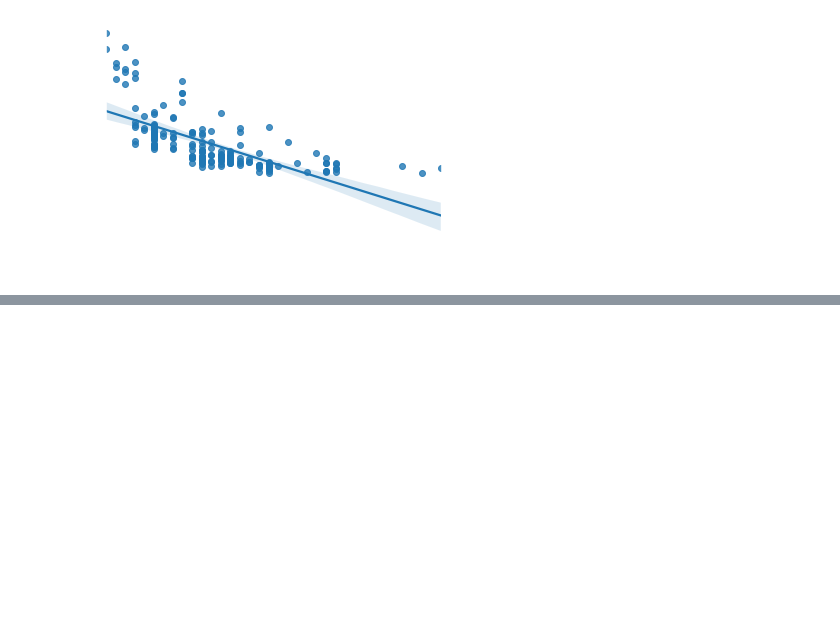
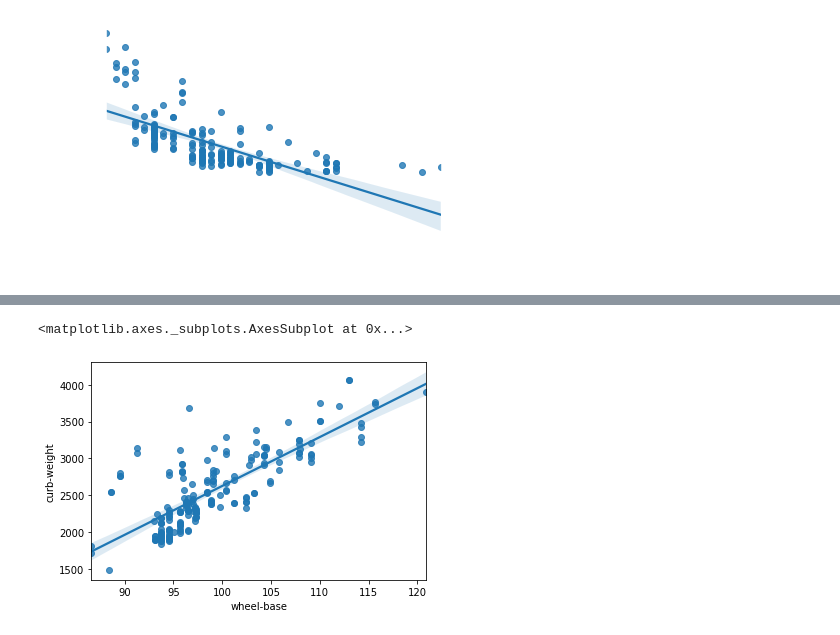
Before and after one commit to pkang0831/python_import_lesson, a Jupyter notebook: Exploratory_Data_Analysis_(EDA).ipynb, the cells around one changed output, grey strips where cells are left out. Saved outputs shown, nothing was run; the diff lists cells and outputs as text; code cells hidden in the pictures; blank space fills up the shorter version.

```diff
--- a/Exploratory_Data_Analysis_(EDA).ipynb
+++ b/Exploratory_Data_Analysis_(EDA).ipynb
@@ -100,0 +135,5 @@ df[['city-mpg','engine-size','price']].corr()
+# %%
+sns.regplot(x='wheel-base',y='curb-weight',data=df)
+# %% [output]
+<matplotlib.axes._subplots.AxesSubplot at 0x...>
+[figure, added]
```
Also changed, not shown: parts of 7 cells of this notebook.
